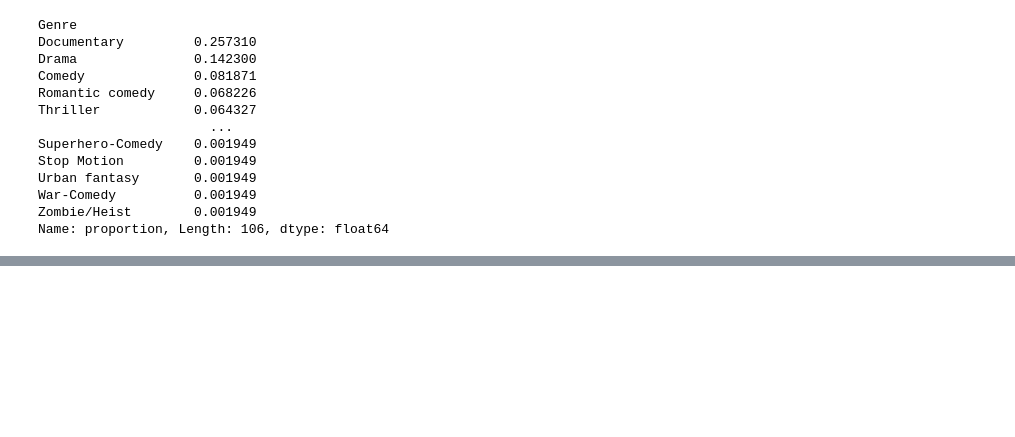
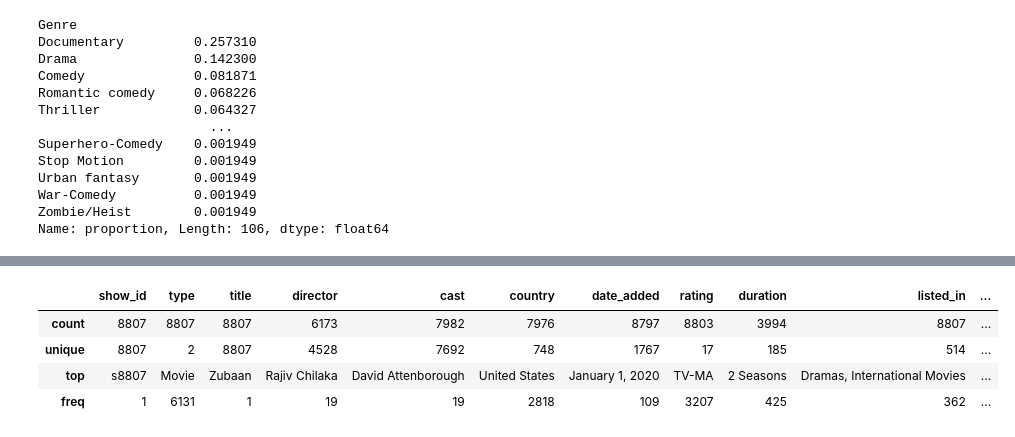
Before and after one commit to Rcm89/laboratorio-modulo2-leccion02-eda-union, a Jupyter notebook: laboratorio-modulo2-leccion02-eda-union.ipynb, the cells around one changed output, grey strips where cells are left out. Cells and saved outputs as stored; diff of their text form; code cells hidden in the pictures; blank space fills up the shorter version.

```diff
--- a/laboratorio-modulo2-leccion02-eda-union.ipynb
+++ b/laboratorio-modulo2-leccion02-eda-union.ipynb
@@ -372,0 +428,8 @@ Name: proportion, Length: 106, dtype: float64
+# %%
+df2_modificado.describe(include="O")
+# %% [output]
+|  | show_id | type | title | director | cast | country | date_added | rating | duration | listed_in | ... |
+| count | 8807 | 8807 | 8807 | 6173 | 7982 | 7976 | 8797 | 8803 | 3994 | 8807 | ... |
+| unique | 8807 | 2 | 8807 | 4528 | 7692 | 748 | 1767 | 17 | 185 | 514 | ... |
+| top | s8807 | Movie | Zubaan | Rajiv Chilaka | David Attenborough | United States | January 1, 2020 | TV-MA | 2 Seasons | Dramas, International Movies | ... |
+| freq | 1 | 6131 | 1 | 19 | 19 | 2818 | 109 | 3207 | 425 | 362 | ... |
```
Also changed, not shown: parts of 12 cells of this notebook.
